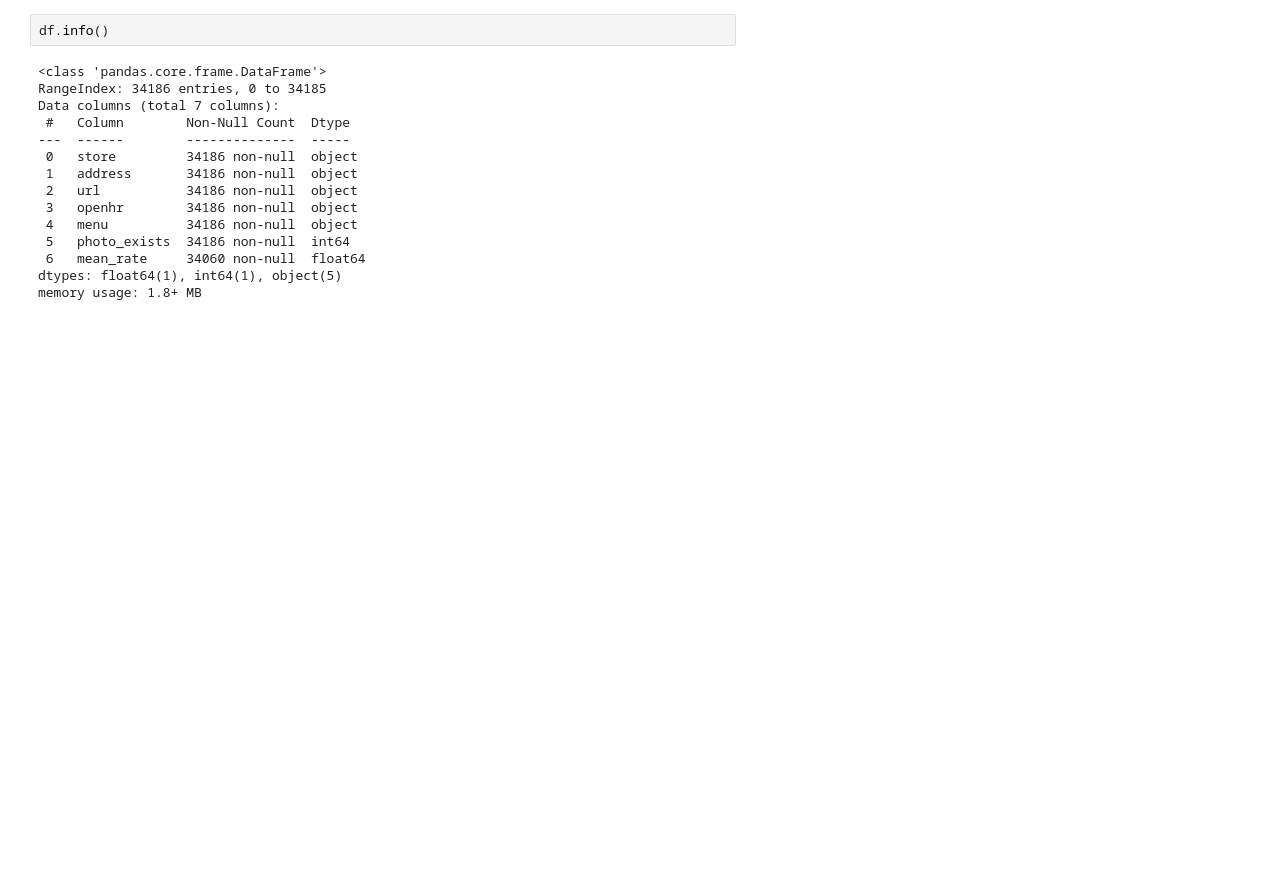
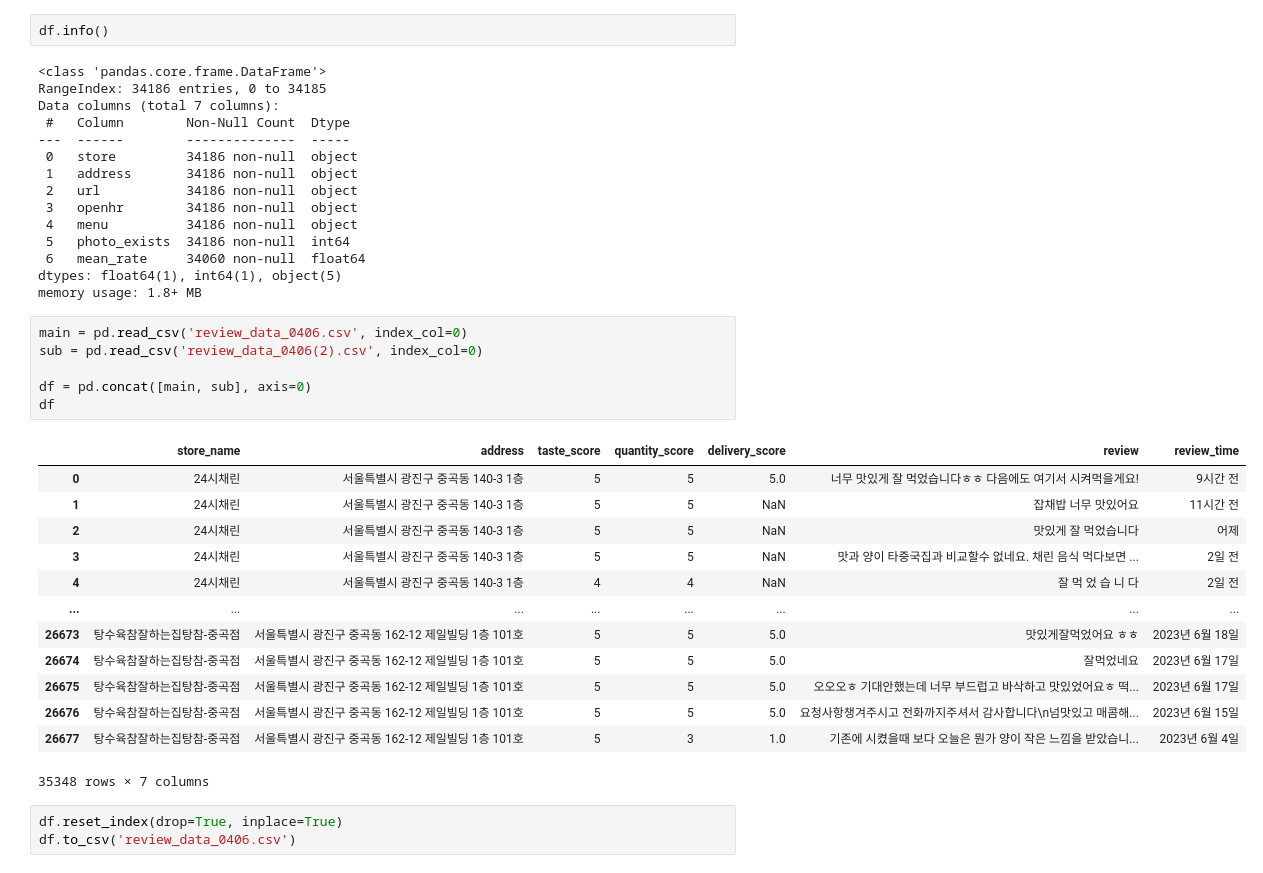
Before and after one commit to zissuuo/yogiyo_crawling, a Jupyter notebook: dataset/concat_store_data.ipynb, the cells around one changed output. Cells and saved outputs as stored; diff of their text form; blank space fills up the shorter version.

```diff
--- a/dataset/concat_store_data.ipynb
+++ b/dataset/concat_store_data.ipynb
@@ -46,3 +43,26 @@ Data columns (total 7 columns):
  6   mean_rate     34060 non-null  float64
 dtypes: float64(1), int64(1), object(5)
 memory usage: 1.8+ MB
+# %%
+main = pd.read_csv('review_data_0406.csv', index_col=0)
+sub = pd.read_csv('review_data_0406(2).csv', index_col=0)
+
+df = pd.concat([main, sub], axis=0)
+df
+# %% [output]
+|  | store_name | address | taste_score | quantity_score | delivery_score | review | review_time |
+| 0 | 24시채린 | 서울특별시 광진구 중곡동 140-3 1층 | 5 | 5 | 5.0 | 너무 맛있게 잘 먹었습니다ㅎㅎ 다음에도 여기서 시켜먹을게요! | 9시간 전 |
+| 1 | 24시채린 | 서울특별시 광진구 중곡동 140-3 1층 | 5 | 5 | NaN | 잡채밥 너무 맛있어요 | 11시간 전 |
+| 2 | 24시채린 | 서울특별시 광진구 중곡동 140-3 1층 | 5 | 5 | NaN | 맛있게 잘 먹었습니다 | 어제 |
+| 3 | 24시채린 | 서울특별시 광진구 중곡동 140-3 1층 | 5 | 5 | NaN | 맛과 양이 타중국집과 비교할수 없네요. 채린 음식 먹다보면 ... | 2일 전 |
+| 4 | 24시채린 | 서울특별시 광진구 중곡동 140-3 1층 | 4 | 4 | NaN | 잘 먹 었 습 니 다 | 2일 전 |
+| ... | ... | ... | ... | ... | ... | ... | ... |
+| 26673 | 탕수육참잘하는집탕참-중곡점 | 서울특별시 광진구 중곡동 162-12 제일빌딩 1층 101호 | 5 | 5 | 5.0 | 맛있게잘먹었어요 ㅎㅎ | 2023년 6월 18일 |
+| 26674 | 탕수육참잘하는집탕참-중곡점 | 서울특별시 광진구 중곡동 162-12 제일빌딩 1층 101호 | 5 | 5 | 5.0 | 잘먹었네요 | 2023년 6월 17일 |
+| 26675 | 탕수육참잘하는집탕참-중곡점 | 서울특별시 광진구 중곡동 162-12 제일빌딩 1층 101호 | 5 | 5 | 5.0 | 오오오ㅎ 기대안했는데 너무 부드럽고 바삭하고 맛있었어요ㅎ 떡... | 2023년 6월 17일 |
+| 26676 | 탕수육참잘하는집탕참-중곡점 | 서울특별시 광진구 중곡동 162-12 제일빌딩 1층 101호 | 5 | 5 | 5.0 | 요청사항챙겨주시고 전화까지주셔서 감사합니다\n넘맛있고 매콤해... | 2023년 6월 15일 |
+| 26677 | 탕수육참잘하는집탕참-중곡점 | 서울특별시 광진구 중곡동 162-12 제일빌딩 1층 101호 | 5 | 3 | 1.0 | 기존에 시켰을때 보다 오늘은 뭔가 양이 작은 느낌을 받았습니... | 2023년 6월 4일 |
+35348 rows × 7 columns
+# %%
+df.reset_index(drop=True, inplace=True)
+df.to_csv('review_data_0406.csv')
```
Also changed, not shown: parts of 7 cells of this notebook, 5 other files.
